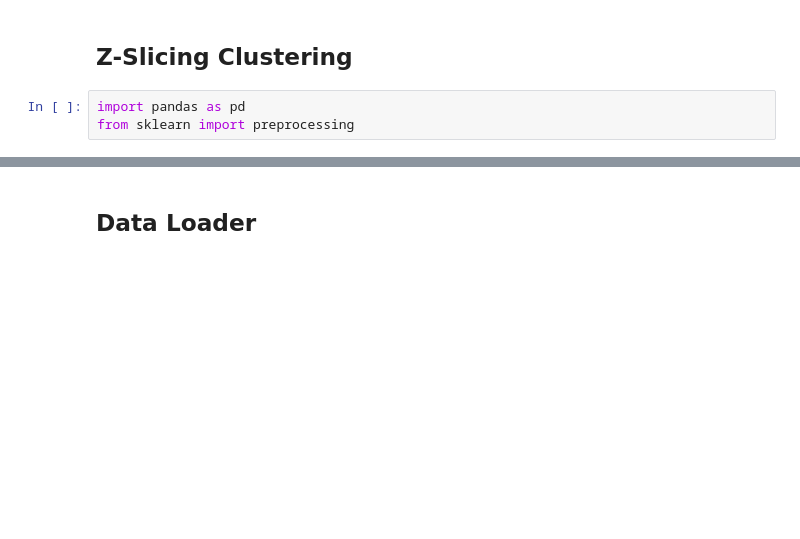
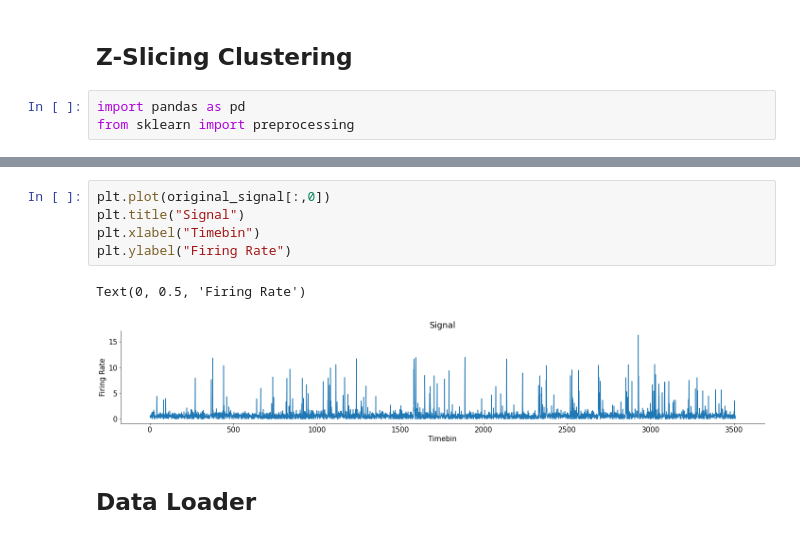
Before and after one commit to sazio/NMAs, a Jupyter notebook: src/Data_Loader_KMeans_Custom_Clusters.ipynb, the cells around one changed output, grey strips where cells are left out. Saved outputs shown, nothing was run; the diff lists cells and outputs as text; blank space fills up the shorter version.

```diff
--- a/src/Data_Loader_KMeans_Custom_Clusters.ipynb
+++ b/src/Data_Loader_KMeans_Custom_Clusters.ipynb
@@ -175,3 +185,11 @@ AVG Score = 0.7334629611948738
+# %%
+plt.plot(original_signal[:,0])
+plt.title("Signal")
+plt.xlabel("Timebin")
+plt.ylabel("Firing Rate")
+# %% [output]
+Text(0, 0.5, 'Firing Rate')
+[figure, added]
 # %% [markdown]
 ## Data Loader
 # %%
```
Also changed, not shown: parts of 4 cells of this notebook.
